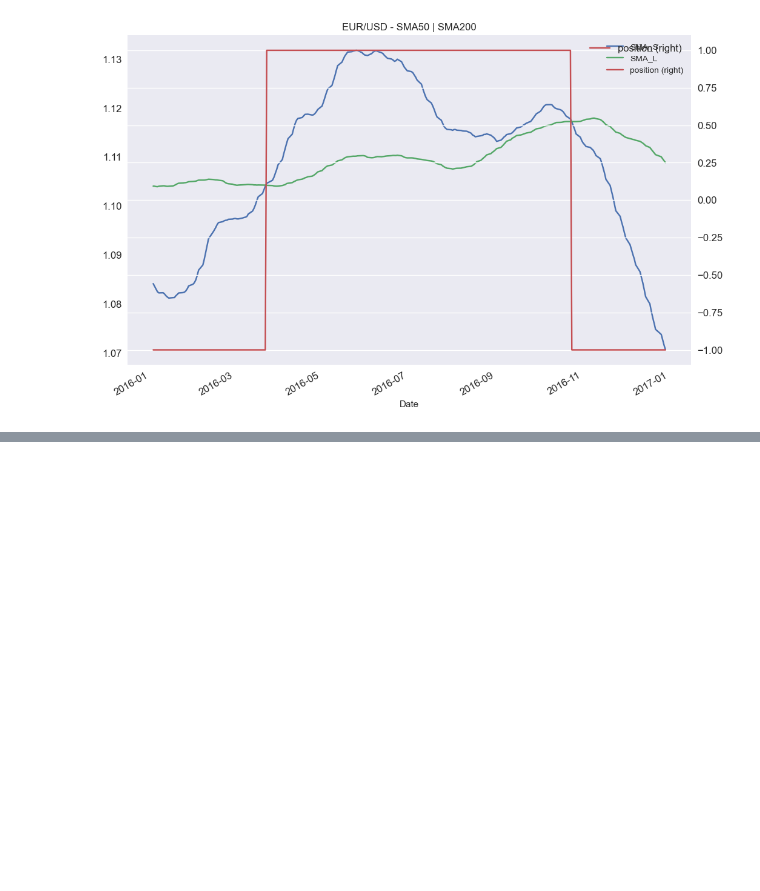
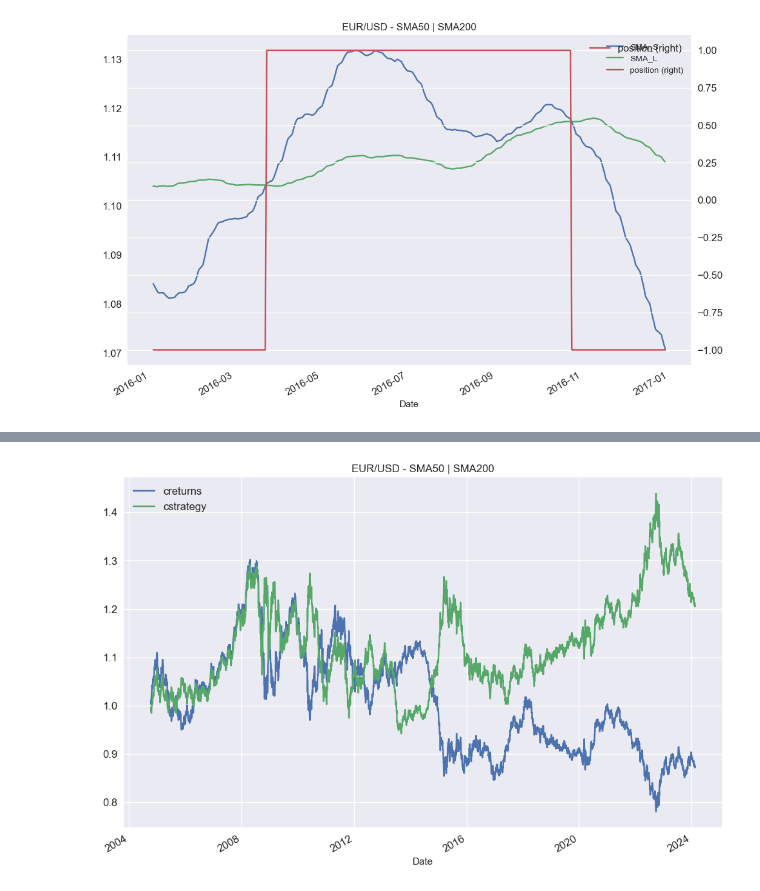
Before and after one commit to AndrwYan/Model_Quantization_Demo, a Jupyter notebook: demo161.ipynb, the cells around one changed output, grey strips where cells are left out. Cells and saved outputs as stored; diff of their text form; code cells hidden in the pictures; blank space fills up the shorter version.

```diff
--- a/demo161.ipynb
+++ b/demo161.ipynb
@@ -129,0 +163,2 @@ plt.legend(fontsize = 12)
+# %%
+data["returns"] = np.log(data.Open.div(data.Open.shift(1)))
@@ -129,0 +182,2 @@ plt.legend(fontsize = 12)
+# %%
+data["strategy"] = data.position.shift(1) * data["returns"]
@@ -129,0 +201,2 @@ plt.legend(fontsize = 12)
+# %%
+data.dropna(inplace=True)
@@ -129,0 +227,3 @@ plt.legend(fontsize = 12)
+# %%
+data["creturns"] = data["returns"].cumsum().apply(np.exp)
+data["cstrategy"] = data["strategy"].cumsum().apply(np.exp)
@@ -129,0 +247,6 @@ plt.legend(fontsize = 12)
+# %%
+data[["creturns","cstrategy"]].plot(figsize = (12,8) , title = "EUR/USD - SMA{} | SMA{}".format(sma_s, sma_l), fontsize = 12)
+plt.legend(fontsize = 12)
+plt.show()
+# %% [output]
+[figure, added]
```
Also changed, not shown: parts of 9 cells of this notebook.
